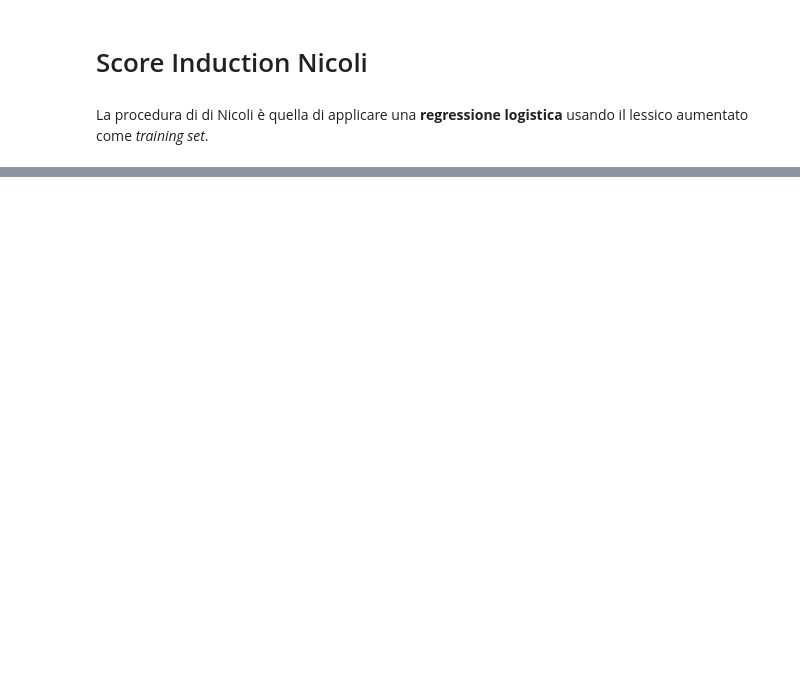
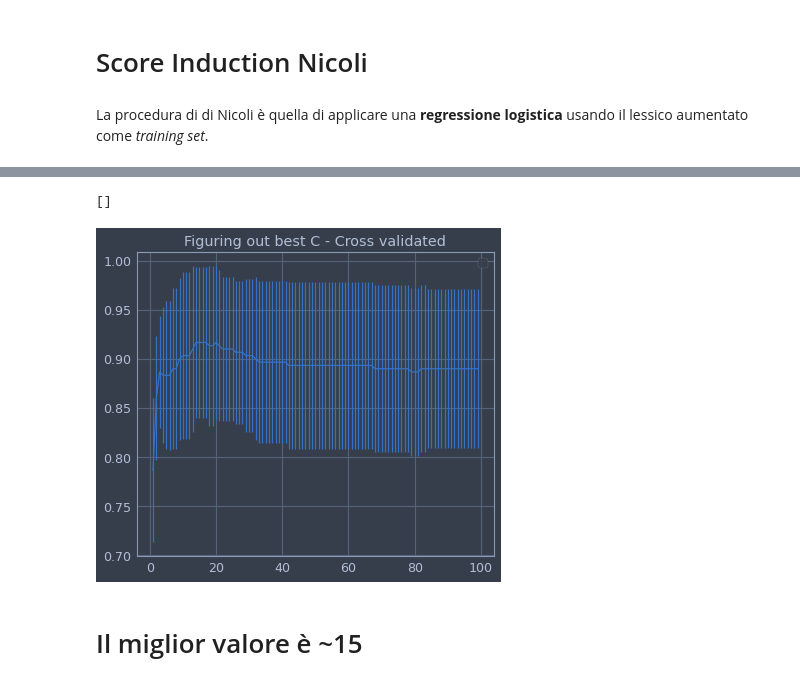
Before and after one commit to Willinki/Just-News, a Jupyter notebook: CADE_testing.ipynb, the cells around one changed output, grey strips where cells are left out. Saved outputs shown, nothing was run; the diff lists cells and outputs as text; code cells hidden in the pictures; blank space fills up the shorter version.

```diff
--- a/CADE_testing.ipynb
+++ b/CADE_testing.ipynb
@@ -378,0 +369,20 @@ best_score
+# %%
+#tento con una cross validation e c nell'arco 0.1, 10
+score_mean = []
+score_stds = []
+Cs = Cs = np.arange(1, 100, 1)
+for c in Cs:
+    clf = svm.SVC(C=c, kernel = "poly")
+    scores = cross_val_score(clf, X, y, cv=5)
+    score_mean.append(scores.mean())
+    score_stds.append(scores.std())
+
+plt.errorbar(Cs, score_mean, yerr = score_stds)
+plt.legend()
+plt.title("Figuring out best C - Cross validated")
+plt.plot()
+# %% [output]
+[]
+[figure, added]
+# %% [markdown]
+# Il miglior valore è ~15
```
Also changed, not shown: parts of 17 cells of this notebook.
